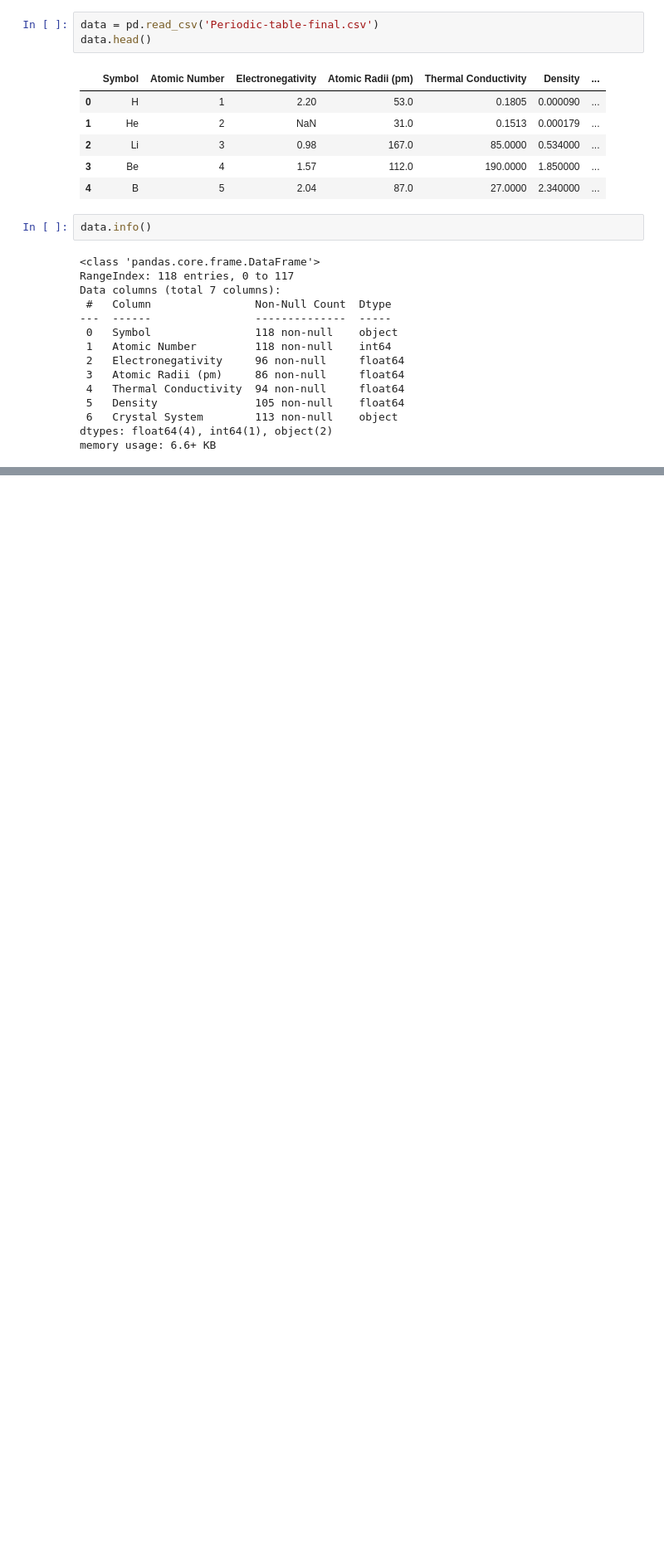
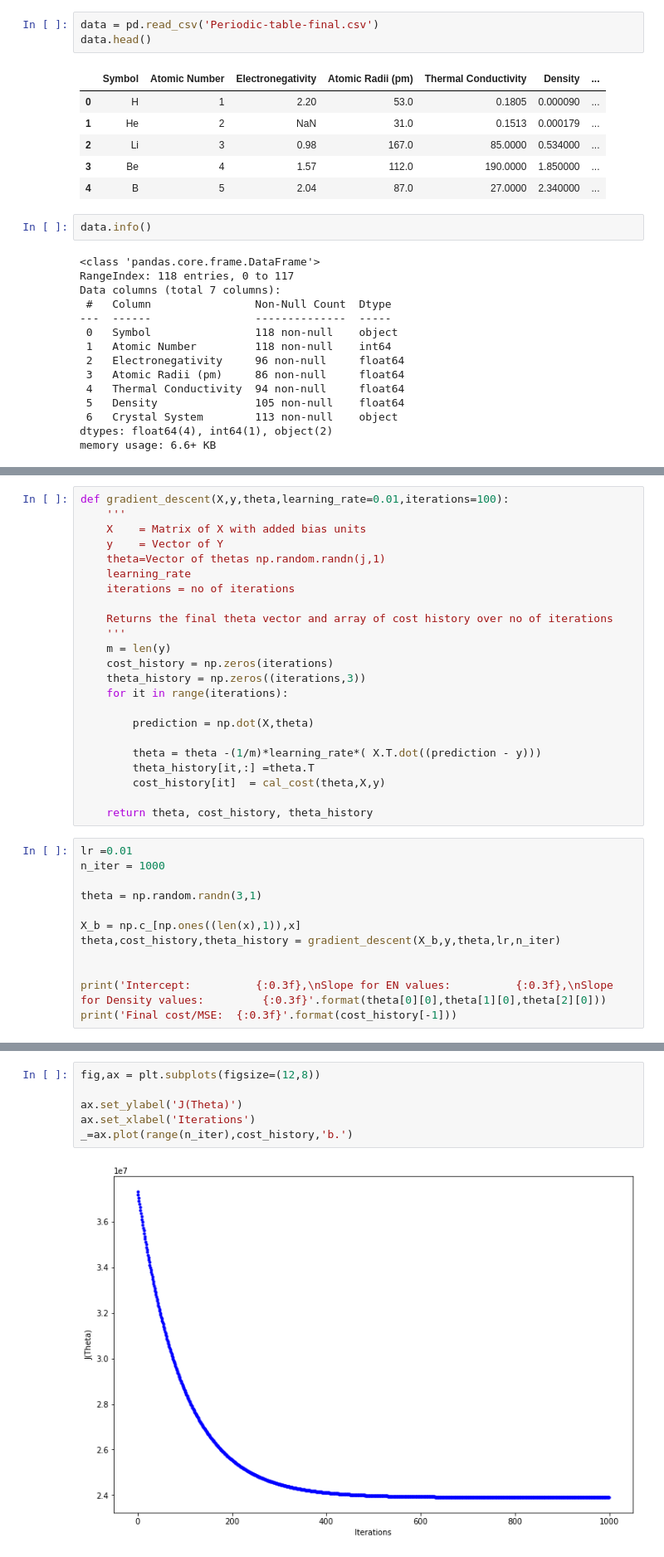
Before and after one commit to sthakurr/ME-793, a Jupyter notebook: Assignment-4/ME793-Assignment4.ipynb, the cells around one changed output, grey strips where cells are left out. Shown: that part at 83% size. Drawn from its saved outputs; the diff is of its cells as text; blank space fills up the shorter version.

```diff
--- a/Assignment-4/ME793-Assignment4.ipynb
+++ b/Assignment-4/ME793-Assignment4.ipynb
@@ -30,0 +174,35 @@ memory usage: 6.6+ KB
+# %%
+def gradient_descent(X,y,theta,learning_rate=0.01,iterations=100):
+    '''
+    X    = Matrix of X with added bias units
+    y    = Vector of Y
+    theta=Vector of thetas np.random.randn(j,1)
+    learning_rate
+    iterations = no of iterations
+
+    Returns the final theta vector and array of cost history over no of iterations
+    '''
+    m = len(y)
+    cost_history = np.zeros(iterations)
+    theta_history = np.zeros((iterations,3))
+    for it in range(iterations):
+
+        prediction = np.dot(X,theta)
+
+        theta = theta -(1/m)*learning_rate*( X.T.dot((prediction - y)))
+        theta_history[it,:] =theta.T
+        cost_history[it]  = cal_cost(theta,X,y)
+
+    return theta, cost_history, theta_history
+# %%
+lr =0.01
+n_iter = 1000
+
+theta = np.random.randn(3,1)
+
+X_b = np.c_[np.ones((len(x),1)),x]
+theta,cost_history,theta_history = gradient_descent(X_b,y,theta,lr,n_iter)
+
+
+print('Intercept:          {:0.3f},\nSlope for EN values:          {:0.3f},\nSlope for Density values:         {:0.3f}'.format(theta[0][0],theta[1][0],theta[2][0]))
+print('Final cost/MSE:  {:0.3f}'.format(cost_history[-1]))
@@ -30,0 +214,8 @@ memory usage: 6.6+ KB
+# %%
+fig,ax = plt.subplots(figsize=(12,8))
+
+ax.set_ylabel('J(Theta)')
+ax.set_xlabel('Iterations')
+_=ax.plot(range(n_iter),cost_history,'b.')
+# %% [output]
+[figure, added]
```
Also changed, not shown: parts of 27 cells of this notebook, 2 other files.
